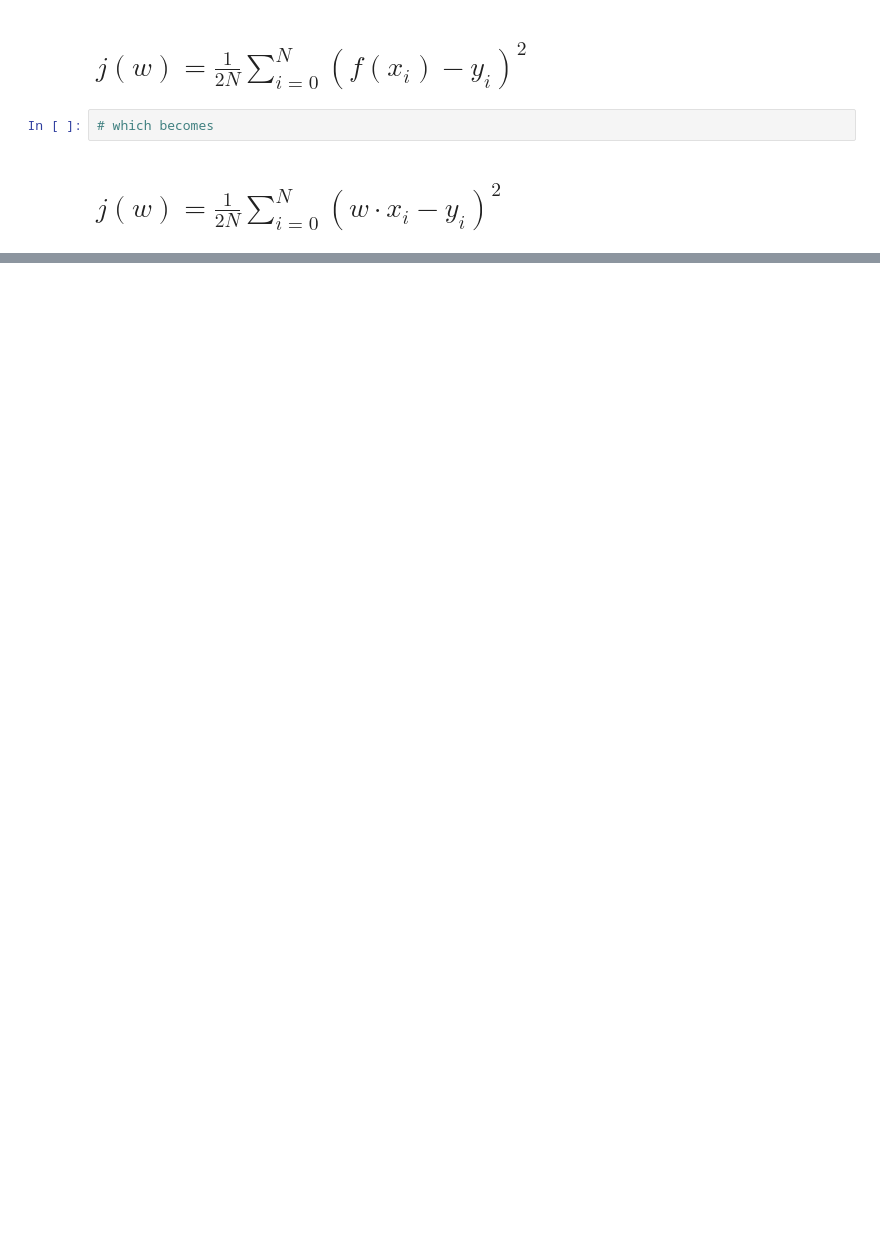
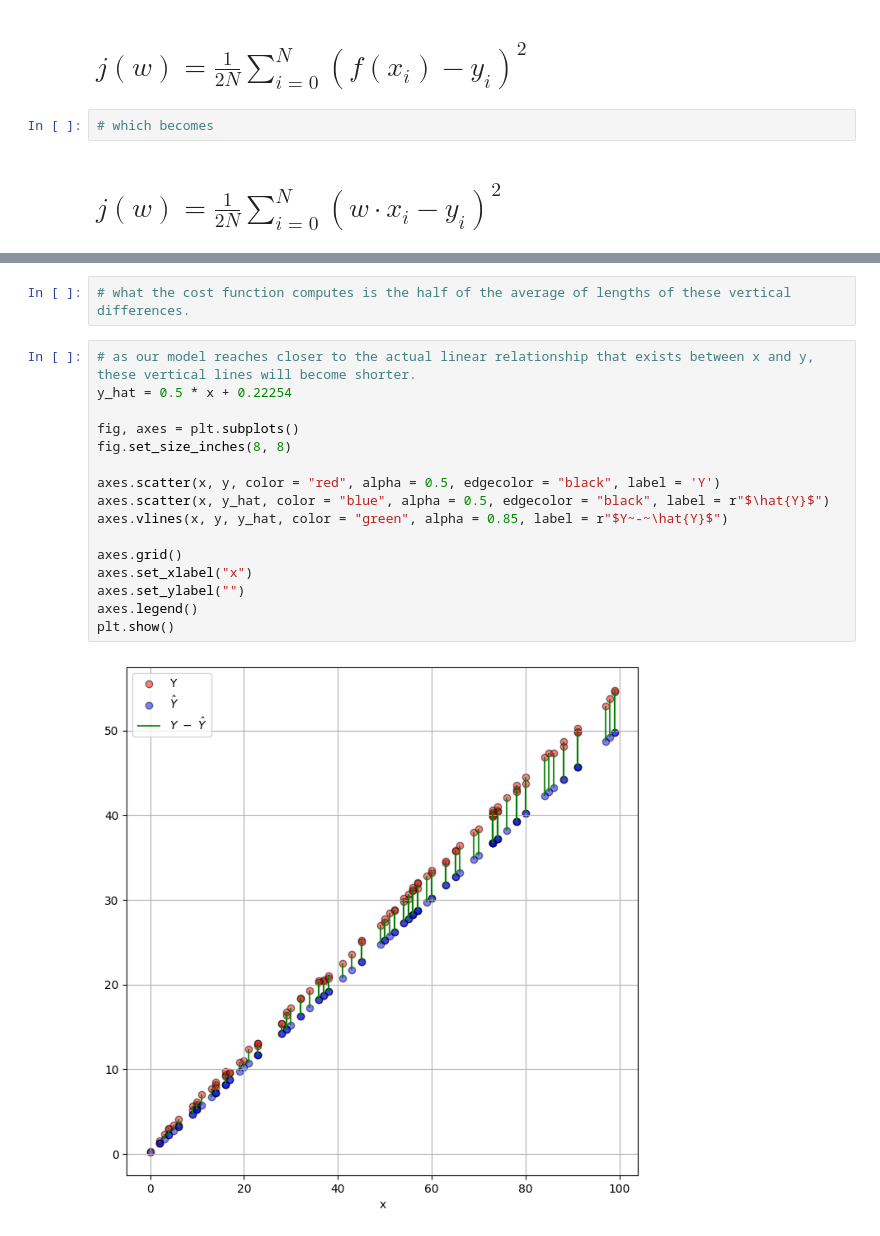
Before and after one commit to anoban/Supervised-Machine-Learning-Regression-and-Classification, a Jupyter notebook: anoban/Cost Function Intuition.ipynb, the cells around one changed output, grey strips where cells are left out. Drawn from its saved outputs; the diff is of its cells as text; blank space fills up the shorter version.

```diff
--- a/anoban/Cost Function Intuition.ipynb
+++ b/anoban/Cost Function Intuition.ipynb
@@ -75,0 +151,20 @@ def linear_regression(predictor: NDArray[np.float64], targets: NDArray[np.float6
+# %%
+# what the cost function computes is the half of the average of lengths of these vertical differences.
+# %%
+# as our model reaches closer to the actual linear relationship that exists between x and y, these vertical lines will become shorter.
+y_hat = 0.5 * x + 0.22254
+
+fig, axes = plt.subplots()
+fig.set_size_inches(8, 8)
+
+axes.scatter(x, y, color = "red", alpha = 0.5, edgecolor = "black", label = 'Y')
+axes.scatter(x, y_hat, color = "blue", alpha = 0.5, edgecolor = "black", label = r"$\hat{Y}$")
+axes.vlines(x, y, y_hat, color = "green", alpha = 0.85, label = r"$Y~-~\hat{Y}$")
+
+axes.grid()
+axes.set_xlabel("x")
+axes.set_ylabel("")
+axes.legend()
+plt.show()
+# %% [output]
+[figure, added]
```
Also changed, not shown: parts of 17 cells of this notebook, 2 other files.
